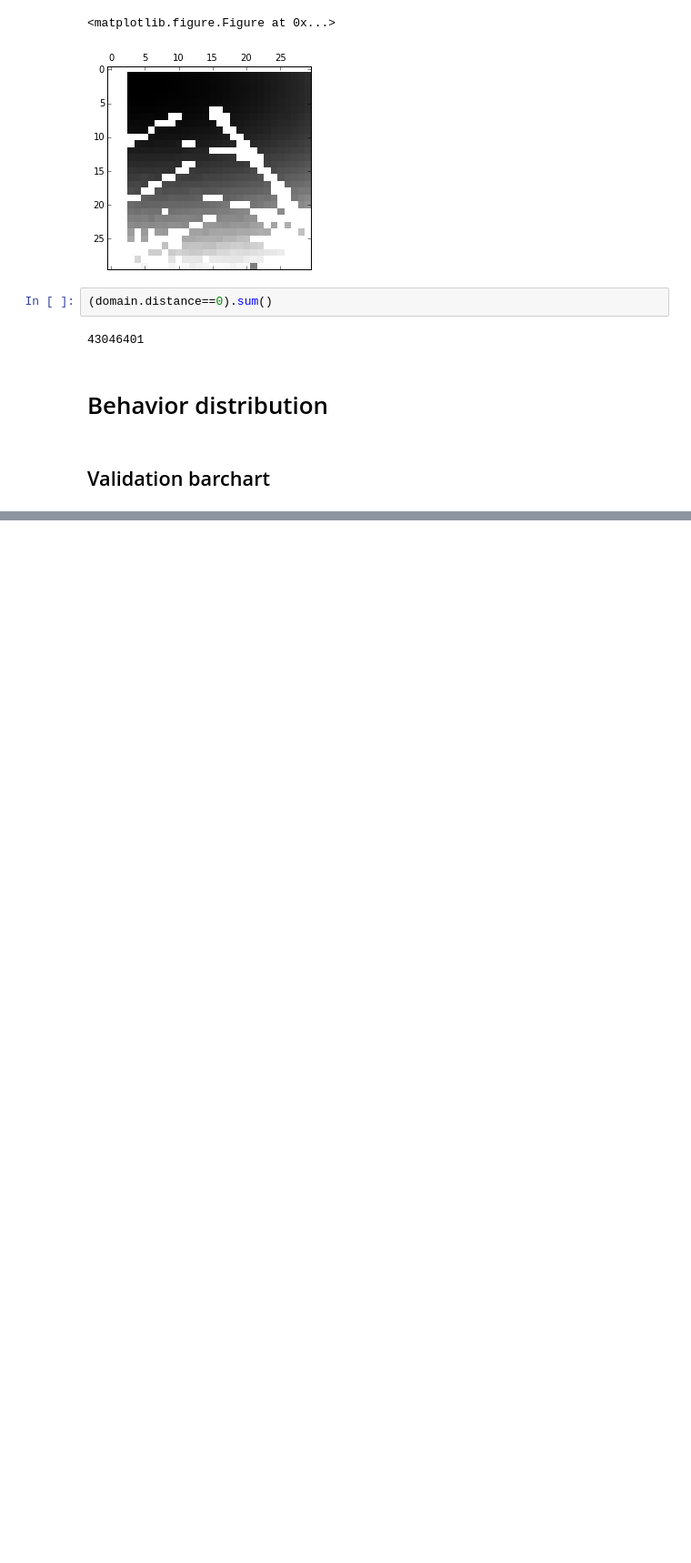
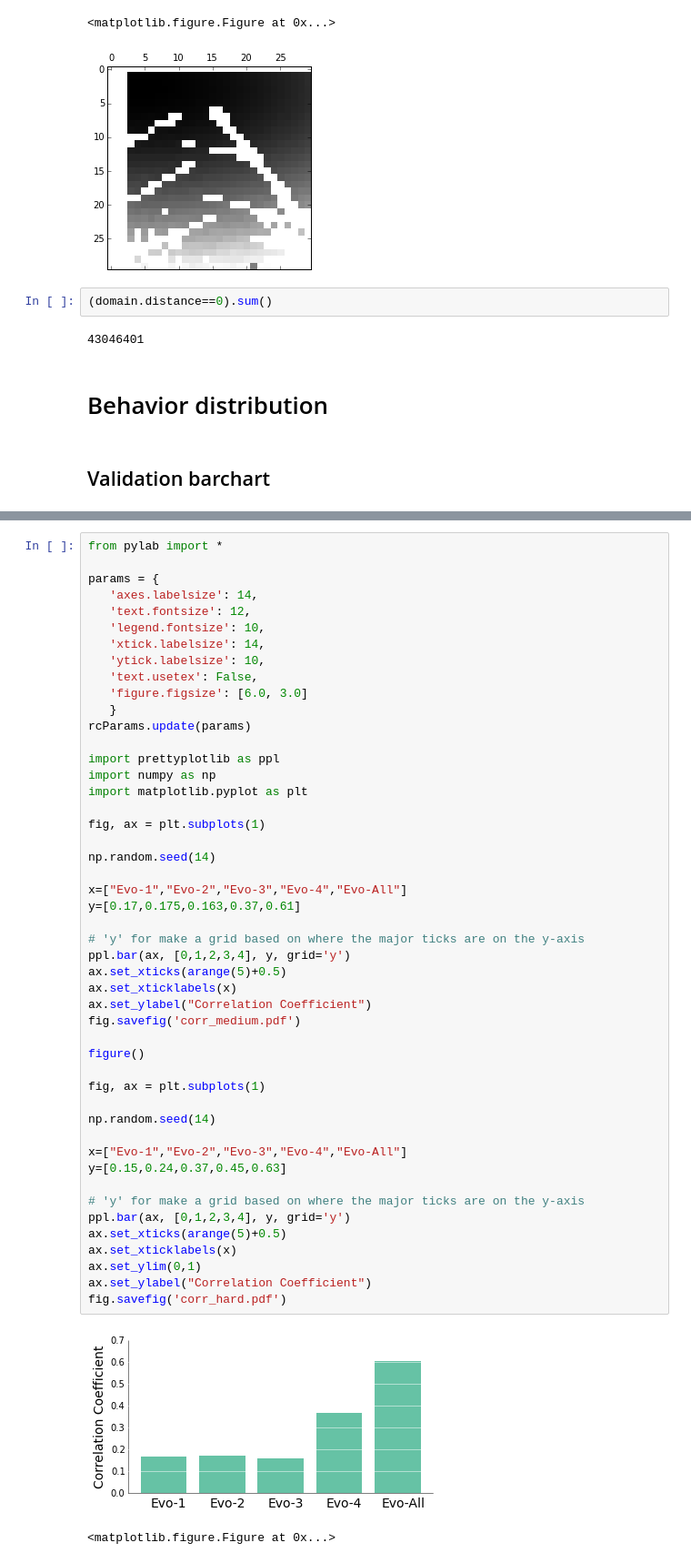
Before and after one commit to jal278/mazerobot-python, a Jupyter notebook: Maze calculations.ipynb, the cells around one changed output, grey strips where cells are left out. Shown: that part at 91% size. Drawn from its saved outputs; the diff is of its cells as text; blank space fills up the shorter version.

```diff
--- a/Maze calculations.ipynb
+++ b/Maze calculations.ipynb
@@ -717,0 +822,51 @@ fig.savefig('validation_hard.pdf')
+# %%
+from pylab import *
+
+params = {
+   'axes.labelsize': 14,
+   'text.fontsize': 12,
+   'legend.fontsize': 10,
+   'xtick.labelsize': 14,
+   'ytick.labelsize': 10,
+   'text.usetex': False,
+   'figure.figsize': [6.0, 3.0]
+   }
+rcParams.update(params)
+
+import prettyplotlib as ppl
+import numpy as np
+import matplotlib.pyplot as plt
+
+fig, ax = plt.subplots(1)
+
+np.random.seed(14)
+
+x=["Evo-1","Evo-2","Evo-3","Evo-4","Evo-All"]
+y=[0.17,0.175,0.163,0.37,0.61]
+
+# 'y' for make a grid based on where the major ticks are on the y-axis
+ppl.bar(ax, [0,1,2,3,4], y, grid='y')
+ax.set_xticks(arange(5)+0.5)
+ax.set_xticklabels(x)
+ax.set_ylabel("Correlation Coefficient")
+fig.savefig('corr_medium.pdf')
+
+figure()
+
+fig, ax = plt.subplots(1)
+
+np.random.seed(14)
+
+x=["Evo-1","Evo-2","Evo-3","Evo-4","Evo-All"]
+y=[0.15,0.24,0.37,0.45,0.63]
+
+# 'y' for make a grid based on where the major ticks are on the y-axis
+ppl.bar(ax, [0,1,2,3,4], y, grid='y')
+ax.set_xticks(arange(5)+0.5)
+ax.set_xticklabels(x)
+ax.set_ylim(0,1)
+ax.set_ylabel("Correlation Coefficient")
+fig.savefig('corr_hard.pdf')
+# %% [output]
+[figure, added]
+<matplotlib.figure.Figure at 0x...>
```
Also changed, not shown: parts of 12 cells of this notebook, 2 other files.
